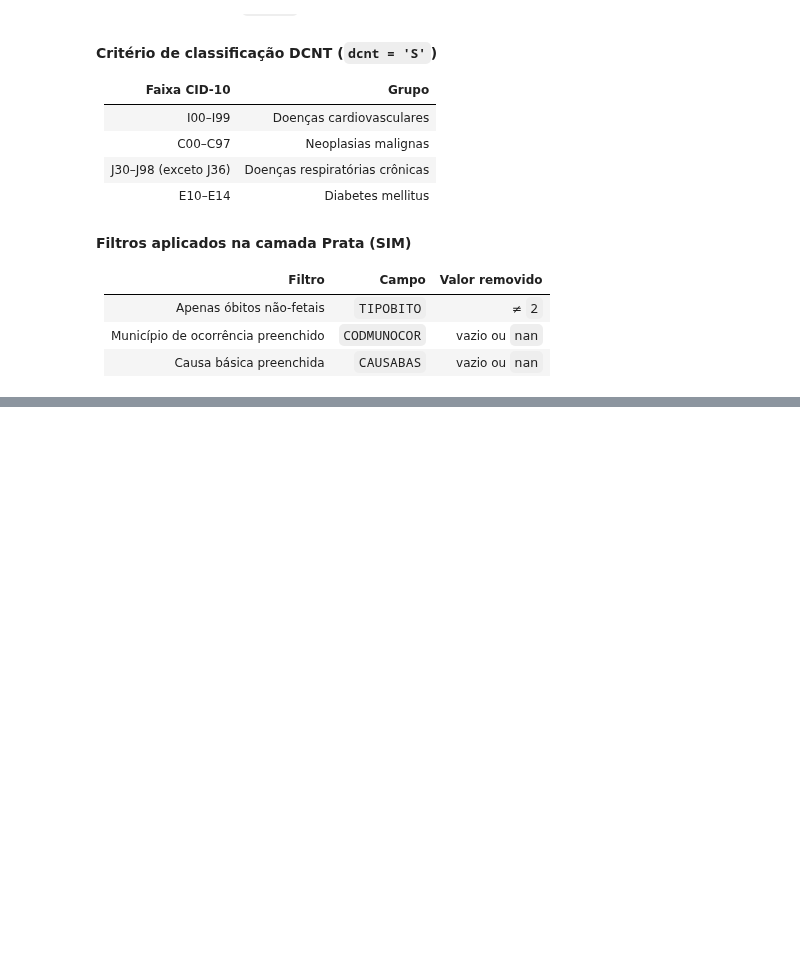
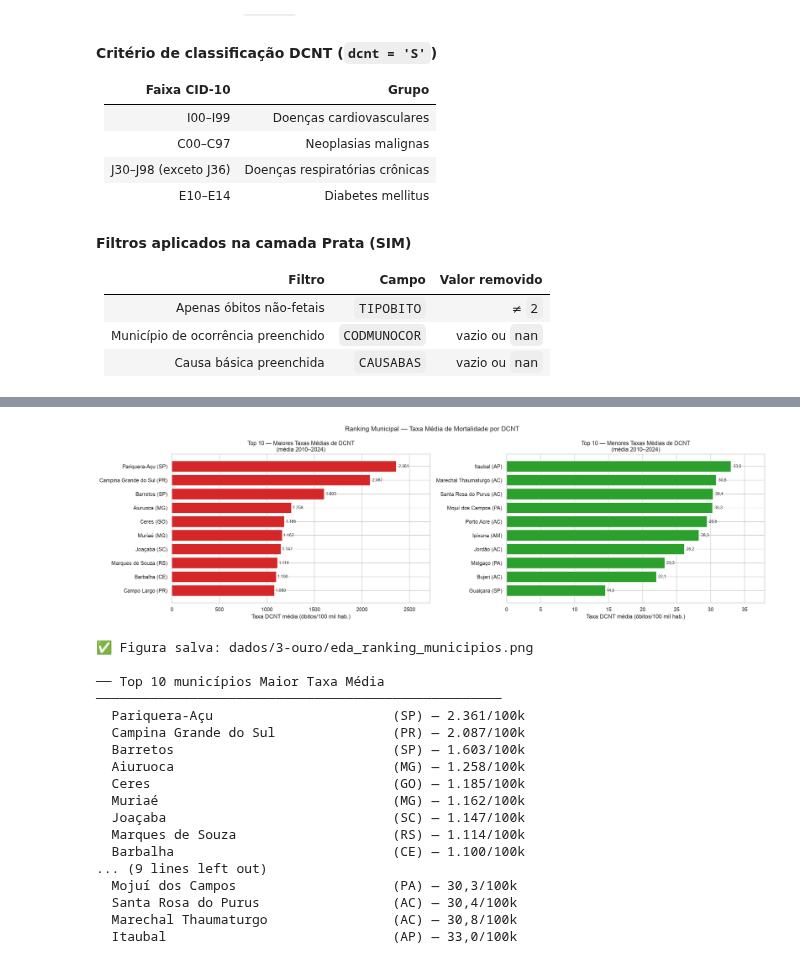
Before and after one commit to RodrigoVelez/mpti-cd_202601-projeto, a Jupyter notebook: projeto_cd_2026_01.ipynb, the cells around one changed output, grey strips where cells are left out. Saved outputs shown, nothing was run; the diff lists cells and outputs as text; code cells hidden in the pictures; blank space fills up the shorter version.

```diff
--- a/projeto_cd_2026_01.ipynb
+++ b/projeto_cd_2026_01.ipynb
@@ -1884,0 +2009,71 @@ Concluído.
+# %%
+# ── Semana 4 / 4.3: EDA — Ranking Municipal (Top/Bottom 10) ─────────────────
+media_mun = (
+    taxa.groupby(['codigo_municipio', 'nome_municipio', 'sigla_estado', 'sigla_regiao'], as_index=False)
+    ['taxa_dcnt_100k'].mean()
+    .sort_values('taxa_dcnt_100k', ascending=False)
+    .reset_index(drop=True)
+)
+
+top10    = media_mun.head(10).copy()
+bottom10 = media_mun[media_mun['taxa_dcnt_100k'] > 0].tail(10).sort_values('taxa_dcnt_100k').copy()
+
+def _label(row):
+    return f"{row['nome_municipio']} ({row['sigla_estado']})"
+
+fig, axes = plt.subplots(1, 2, figsize=(20, 6))
+
+# ── Top 10
+labels_top = [_label(r) for _, r in top10.iterrows()]
+bars = axes[0].barh(labels_top, top10['taxa_dcnt_100k'], color='#d62728')
+axes[0].invert_yaxis()
+axes[0].set_xlabel('Taxa DCNT média (óbitos/100 mil hab.)')
+axes[0].set_title('Top 10 — Maiores Taxas Médias de DCNT\n(média 2010–2024)', fontsize=12)
+for bar, val in zip(bars, top10['taxa_dcnt_100k']):
+    axes[0].text(bar.get_width() * 1.01, bar.get_y() + bar.get_height() / 2,
+                 f'{br(val)}', va='center', fontsize=9)
+axes[0].margins(x=0.15)
+
+# ── Bottom 10
+labels_bot = [_label(r) for _, r in bottom10.iterrows()]
+bars = axes[1].barh(labels_bot, bottom10['taxa_dcnt_100k'], color='#2ca02c')
+axes[1].set_xlabel('Taxa DCNT média (óbitos/100 mil hab.)')
+axes[1].set_title('Top 10 — Menores Taxas Médias de DCNT\n(média 2010–2024)', fontsize=12)
+for bar, val in zip(bars, bottom10['taxa_dcnt_100k']):
+    axes[1].text(bar.get_width() * 1.01, bar.get_y() + bar.get_height() / 2,
+                 f'{br(val, 1)}', va='center', fontsize=9)
+axes[1].margins(x=0.15)
+
+plt.suptitle('Ranking Municipal — Taxa Média de Mortalidade por DCNT', fontsize=14)
+plt.tight_layout()
+plt.savefig(OURO_DIR / 'eda_ranking_municipios.png', dpi=130, bbox_inches='tight')
+plt.show()
+
+print('✅ Figura salva: dados/3-ouro/eda_ranking_municipios.png')
+print()
+print('── Top 10 municípios Maior Taxa Média ────────────────────────────────────────────────────')
+for _, r in top10.iterrows():
+    print(f"  {r['nome_municipio']:<35s} ({r['sigla_estado']}) — {br(r['taxa_dcnt_100k'])}/100k")
+print()
+print('── Top 10 municípios Menor Taxa Média ─────────────────────────────────────────────────')
+for _, r in bottom10.iterrows():
+    print(f"  {r['nome_municipio']:<35s} ({r['sigla_estado']}) — {br(r['taxa_dcnt_100k'], 1)}/100k")
+# %% [output]
+[figure, added]
+✅ Figura salva: dados/3-ouro/eda_ranking_municipios.png
+
+── Top 10 municípios Maior Taxa Média ────────────────────────────────────────────────────
+  Pariquera-Açu                       (SP) — 2.361/100k
+  Campina Grande do Sul               (PR) — 2.087/100k
+  Barretos                            (SP) — 1.603/100k
+  Aiuruoca                            (MG) — 1.258/100k
+  Ceres                               (GO) — 1.185/100k
+  Muriaé                              (MG) — 1.162/100k
+  Joaçaba                             (SC) — 1.147/100k
+  Marques de Souza                    (RS) — 1.114/100k
+  Barbalha                            (CE) — 1.100/100k
+... (9 lines left out)
+  Mojuí dos Campos                    (PA) — 30,3/100k
+  Santa Rosa do Purus                 (AC) — 30,4/100k
+  Marechal Thaumaturgo                (AC) — 30,8/100k
+  Itaubal                             (AP) — 33,0/100k
```
Also changed, not shown: parts of 34 cells of this notebook.
